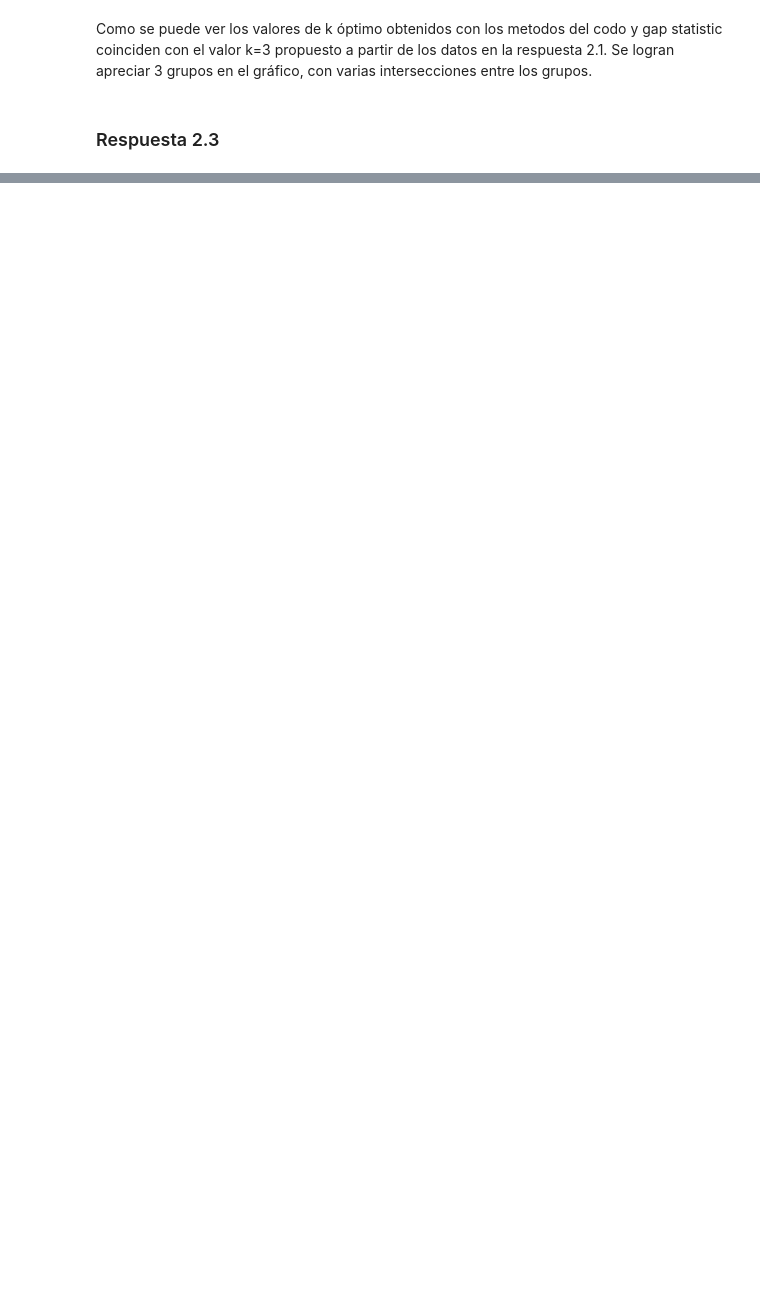
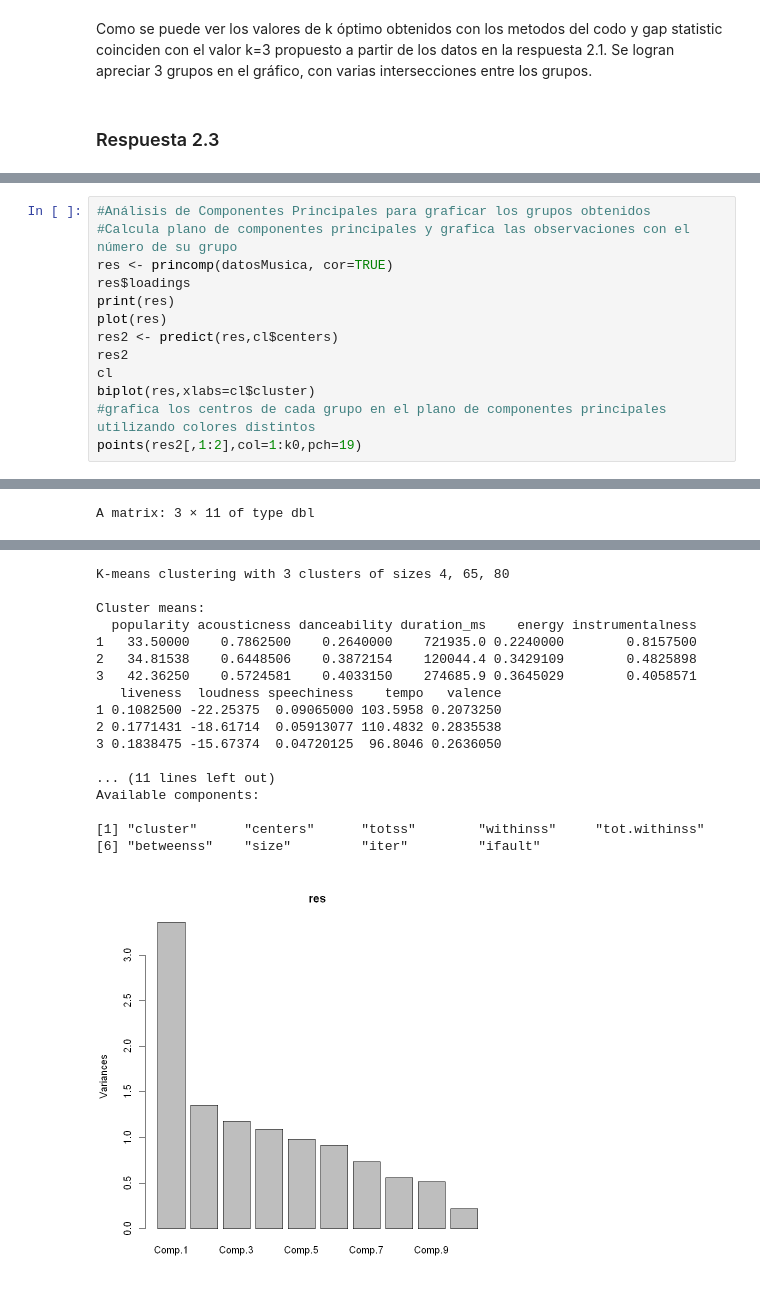
Before and after one commit to jorge-25/PCA, a Jupyter notebook: Clustering/Clustering_Notebook1.ipynb, the cells around one changed output, grey strips where cells are left out. Saved outputs shown, nothing was run; the diff lists cells and outputs as text; blank space fills up the shorter version.

```diff
--- a/Clustering/Clustering_Notebook1.ipynb
+++ b/Clustering/Clustering_Notebook1.ipynb
@@ -419,0 +410,14 @@ Como se puede ver los valores de k óptimo obtenidos con los metodos del codo y
+# %%
+#Análisis de Componentes Principales para graficar los grupos obtenidos
+#Calcula plano de componentes principales y grafica las observaciones con el número de su grupo
+res <- princomp(datosMusica, cor=TRUE)
+res$loadings
+print(res)
+plot(res)
+res2 <- predict(res,cl$centers)
+res2
+cl
+biplot(res,xlabs=cl$cluster)
+#grafica los centros de cada grupo en el plano de componentes principales utilizando colores distintos
+points(res2[,1:2],col=1:k0,pch=19)
+# %% [output]
@@ -419,0 +451 @@ Como se puede ver los valores de k óptimo obtenidos con los metodos del codo y
+A matrix: 3 × 11 of type dbl
@@ -419,0 +456,18 @@ Como se puede ver los valores de k óptimo obtenidos con los metodos del codo y
+K-means clustering with 3 clusters of sizes 4, 65, 80
+
+Cluster means:
+  popularity acousticness danceability duration_ms    energy instrumentalness
+1   33.50000    0.7862500    0.2640000    721935.0 0.2240000        0.8157500
+2   34.81538    0.6448506    0.3872154    120044.4 0.3429109        0.4825898
+3   42.36250    0.5724581    0.4033150    274685.9 0.3645029        0.4058571
+   liveness  loudness speechiness    tempo   valence
+1 0.1082500 -22.25375  0.09065000 103.5958 0.2073250
+2 0.1771431 -18.61714  0.05913077 110.4832 0.2835538
+3 0.1838475 -15.67374  0.04720125  96.8046 0.2636050
+
+... (11 lines left out)
+Available components:
+
+[1] "cluster"      "centers"      "totss"        "withinss"     "tot.withinss"
+[6] "betweenss"    "size"         "iter"         "ifault"
+[figure, added]
```
Also changed, not shown: parts of 14 cells of this notebook.
